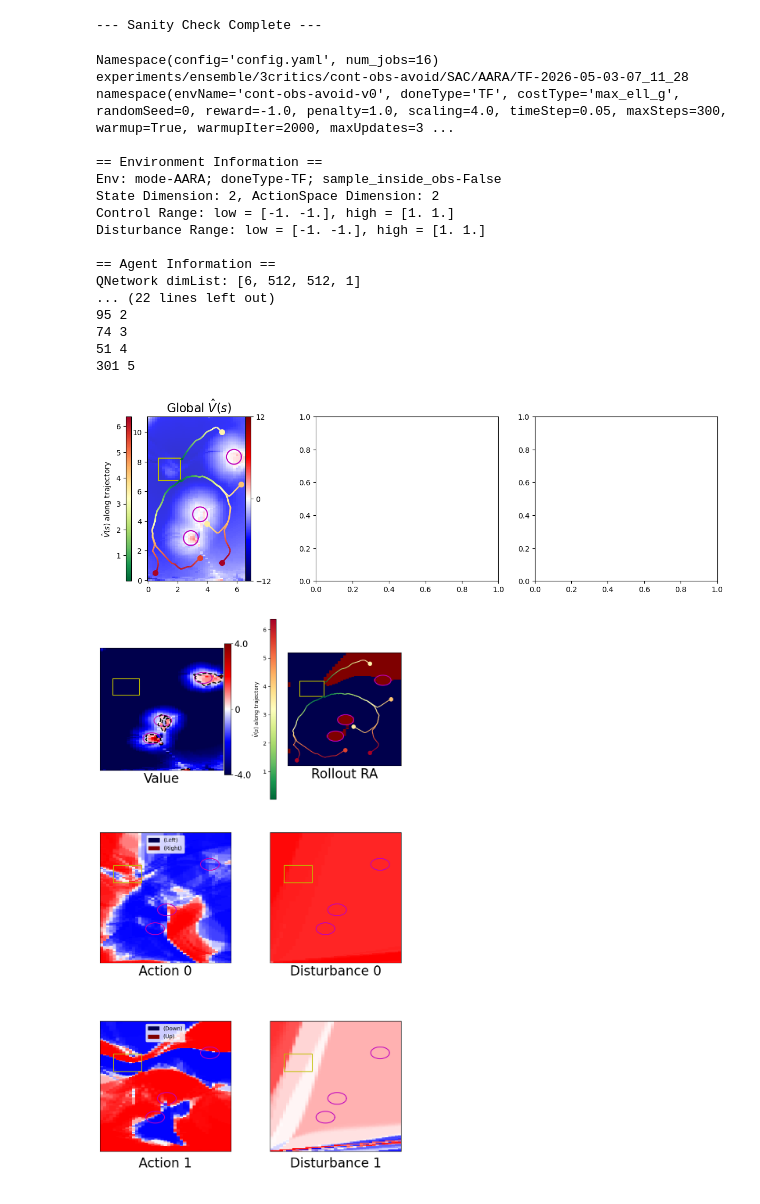
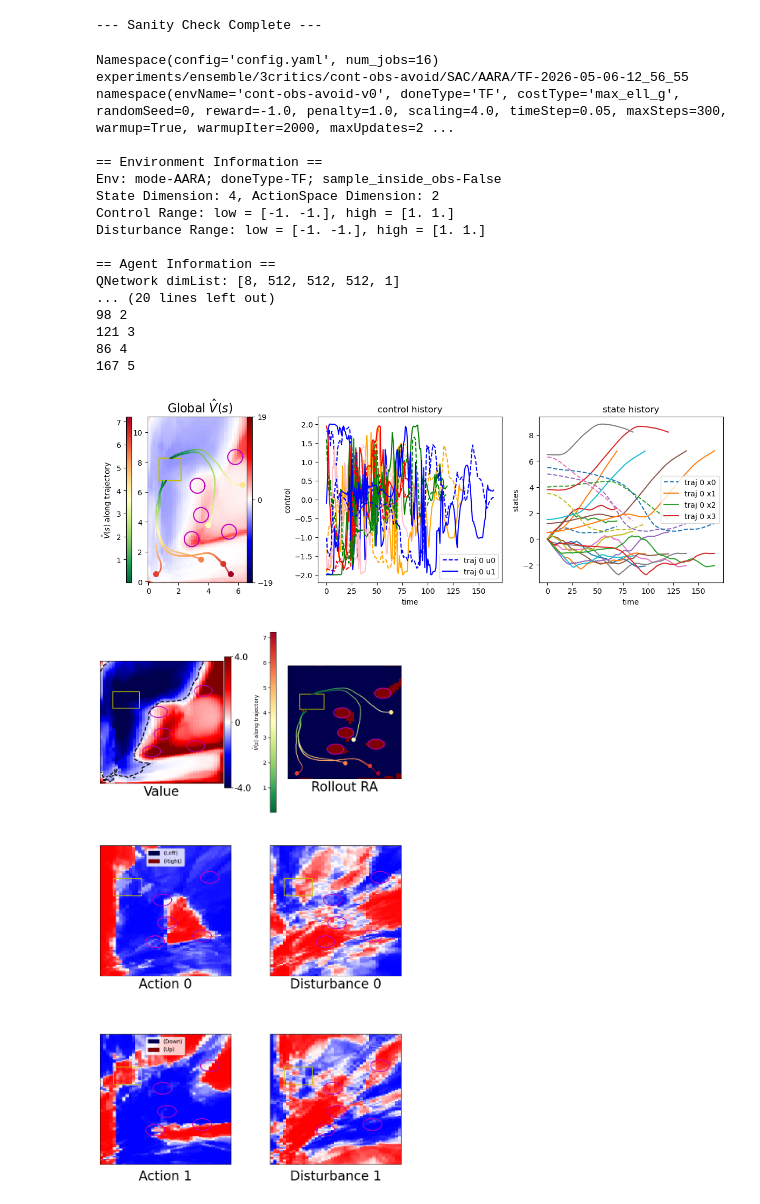
Before and after one commit to george-nehma/ra_rl, a Jupyter notebook: plot_test.ipynb, the cells around one changed output. Cells and saved outputs as stored; diff of their text form; code cells hidden in the pictures.

Commit message:
working q ensemble and action smoothening - prior to Claude vectorisation changes

```diff
--- a/plot_test.ipynb
+++ b/plot_test.ipynb
@@ -1313,7 +1313,8 @@ parser.add_argument(
 script_args, unknown = parser.parse_known_args()
 print(script_args)
 
-outFolder = 'experiments/ensemble/3critics/cont-obs-avoid/SAC/AARA/TF-2026-05-03-07_11_28'
+outFolder = 'experiments/ensemble/3critics/cont-obs-avoid/SAC/AARA/TF-2026-05-06-12_56_55'
+checkpoint_num = 2000000
 print(outFolder)
 figureFolder = os.path.join(outFolder, 'figure')
 
@@ -1454,7 +1455,7 @@ vmin        = -1 * args.scaling
 vmax        =  1 * args.scaling
 checkPeriod = args.checkPeriod
 
-sacAgent.load_checkpoint(2750000, outFolder, evaluate=True)
+sacAgent.load_checkpoint(checkpoint_num, outFolder, evaluate=True)
 
 nx = 41
 ny = 121
@@ -1473,26 +1474,12 @@ disAgreeMtx    = np.empty((nx, ny))
 analytic_max_fail = 0
 analytic_min_fail = 0
 
-state = np.array([2, 2])
-stateTensor  = torch.FloatTensor(state).to(device).unsqueeze(0)
-_, _, action = sacAgent.protagonist.sample(stateTensor)
-_, _, disturbance = sacAgent.adversary.sample(stateTensor)
-q1,  q2 = sacAgent.critic(stateTensor, action, disturbance)
-print(f"Value Estimate at (2, 2): {min(q1,q2).item():.3f}")
-
-trajectory, result, _, _ = env.unwrapped.simulate_one_trajectory(
-    sacAgent, T=250, state=state
-)
-print(f"Trajectory result at (2, 2): {result}")
-
-
-
 it = np.nditer(resultMtx, flags=['multi_index'])
 while not it.finished:
     idx_cell = it.multi_index
     print(idx_cell, end='\r')
     x, y  = xs[idx_cell[0]], ys[idx_cell[1]]
-    state = np.array([x, y])
+    state = np.array([x, y, 0, 0])
 
     stateTensor  = torch.FloatTensor(state).to(device).unsqueeze(0)
     _, _, action = sacAgent.protagonist.sample(stateTensor)
@@ -1539,41 +1526,41 @@ cfg = PlotConfig(
 
 # filePath = os.path.join(outFolder, 'train')
 # trainDict = load_obj(filePath)
 # trainRecords = trainDict['trainRecords']
 # trainProgress = trainDict['trainProgress']
 # resultMtx = trainDict['resultMtx']
 # actDistMtx = trainDict['actDistMtx']
 # disturbDistMtx = trainDict['disturbDistMtx']
 
 # cfg = PlotConfig(
 #         nx=nx, ny=ny, xs=xs, ys=ys, vmin=vmin, vmax=vmax,
 #         resultMtx=resultMtx, actDistMtx=actDistMtx,
 #         disturbDistMtx=disturbDistMtx, figureFolder=figureFolder,
 #         plotFigure=False, storeFigure=False, actionNum=actionNum,
 #     )
 
 # plot_RA_eval(env, sacAgent, cfg)
 
 env.unwrapped.visualize(sacAgent, vmin=vmin, vmax=vmax, nx=nx, ny=ny)
 
 plot_RA_eval(env, sacAgent, cfg)
 # %% [output]
 Namespace(config='config.yaml', num_jobs=16)
-experiments/ensemble/3critics/cont-obs-avoid/SAC/AARA/TF-2026-05-03-07_11_28
-namespace(envName='cont-obs-avoid-v0', doneType='TF', costType='max_ell_g', randomSeed=0, reward=-1.0, penalty=1.0, scaling=4.0, timeStep=0.05, maxSteps=300, warmup=True, warmupIter=2000, maxUpdates=3 ...
+experiments/ensemble/3critics/cont-obs-avoid/SAC/AARA/TF-2026-05-06-12_56_55
+namespace(envName='cont-obs-avoid-v0', doneType='TF', costType='max_ell_g', randomSeed=0, reward=-1.0, penalty=1.0, scaling=4.0, timeStep=0.05, maxSteps=300, warmup=True, warmupIter=2000, maxUpdates=2 ...
 
 == Environment Information ==
 Env: mode-AARA; doneType-TF; sample_inside_obs-False
-State Dimension: 2, ActionSpace Dimension: 2
+State Dimension: 4, ActionSpace Dimension: 2
 Control Range: low = [-1. -1.], high = [1. 1.]
 Disturbance Range: low = [-1. -1.], high = [1. 1.]
 
 == Agent Information ==
-QNetwork dimList: [6, 512, 512, 1]
-... (22 lines left out)
-95 2
-74 3
-51 4
-301 5
+QNetwork dimList: [8, 512, 512, 512, 1]
+... (20 lines left out)
+98 2
+121 3
+86 4
+167 5
-[figure, old version]
+[figure, new version]
-[figure, old version]
+[figure, new version]
```
Also changed, not shown: parts of 2 cells of this notebook, 52 other files.
